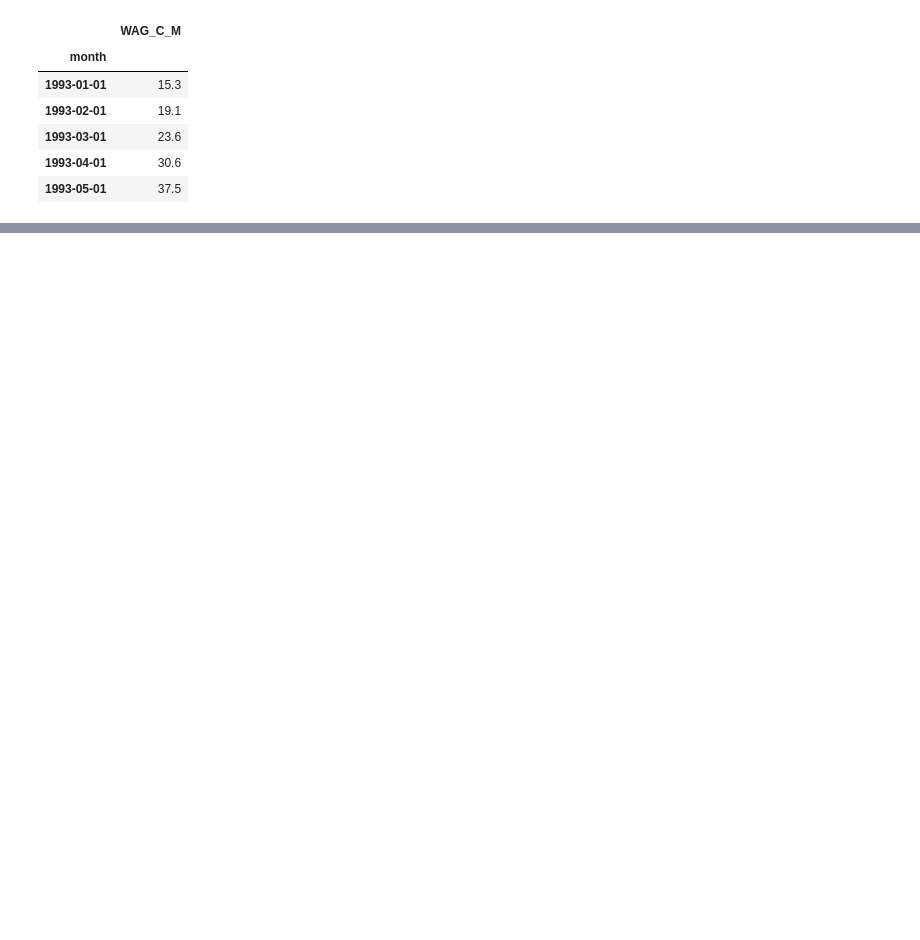
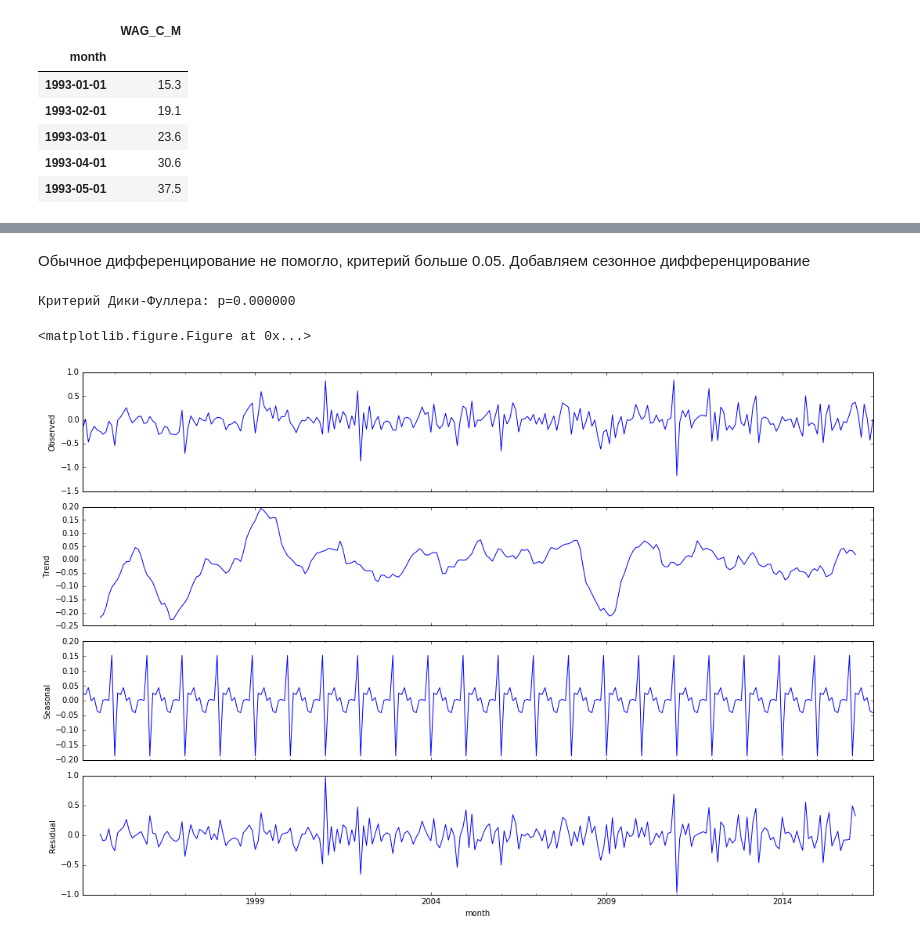
Before and after one commit to senior-sigan/MIPT_MachineLearning_specialization, a Jupyter notebook: 5_data-analysis-applications/week1/task.ipynb, the cells around one changed output, grey strips where cells are left out. Saved outputs shown, nothing was run; the diff lists cells and outputs as text; code cells hidden in the pictures; blank space fills up the shorter version.

```diff
--- a/5_data-analysis-applications/week1/task.ipynb
+++ b/5_data-analysis-applications/week1/task.ipynb
@@ -41,0 +80,13 @@ plt.plot(data)
+# %% [markdown]
+Обычное дифференцирование не помогло, критерий больше 0.05.
+Добавляем сезонное дифференцирование
+# %%
+s = 12 # длина сезона 12 месяцев
+data['wag_c_m_diff2'] = data.wag_c_m_diff - data.wag_c_m_diff.shift(s)
+plt.figure(figsize(15,10))
+sm.tsa.seasonal_decompose(data.wag_c_m_diff2[s+1:]).plot()
+print("Критерий Дики-Фуллера: p=%f" % sm.tsa.stattools.adfuller(data.wag_c_m_diff2[s+1:])[1])
+# %% [output]
+Критерий Дики-Фуллера: p=0.000000
+<matplotlib.figure.Figure at 0x...>
+[figure, added]
```
Also changed, not shown: parts of 26 cells of this notebook, 2 other files.
